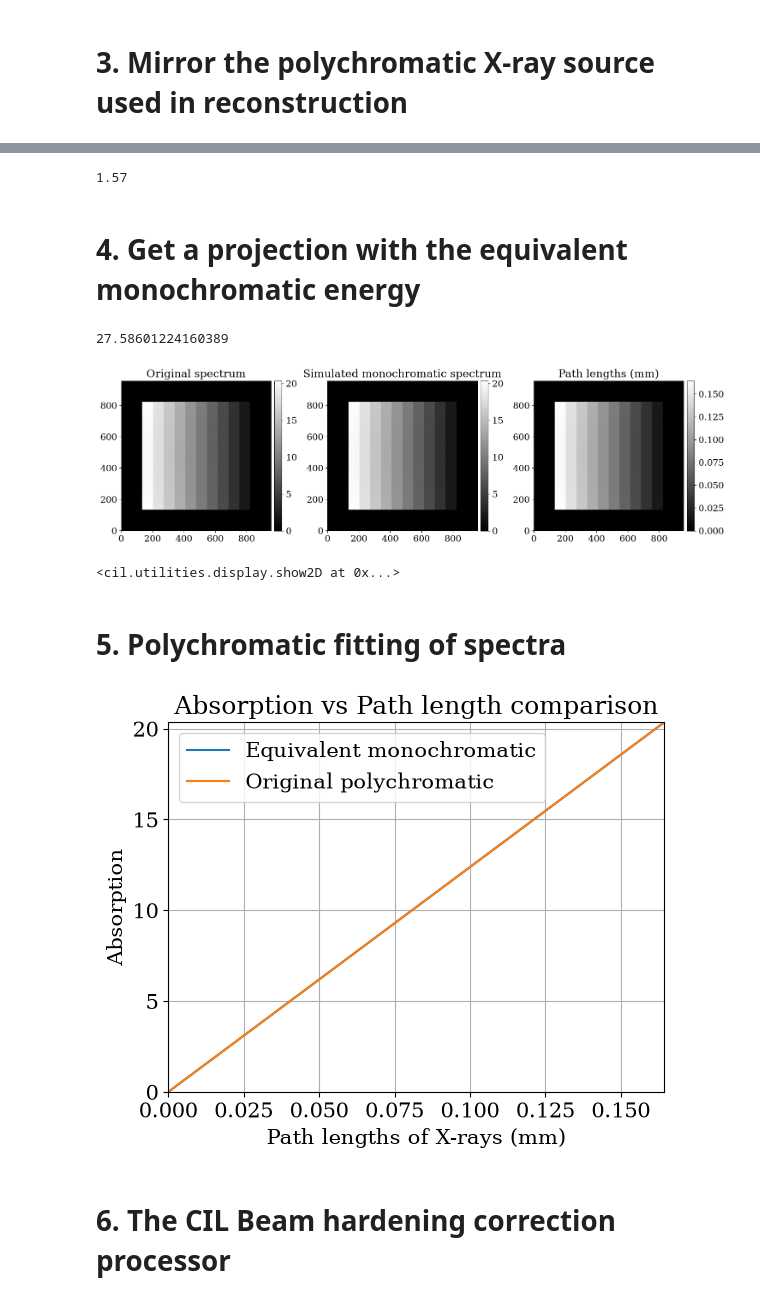
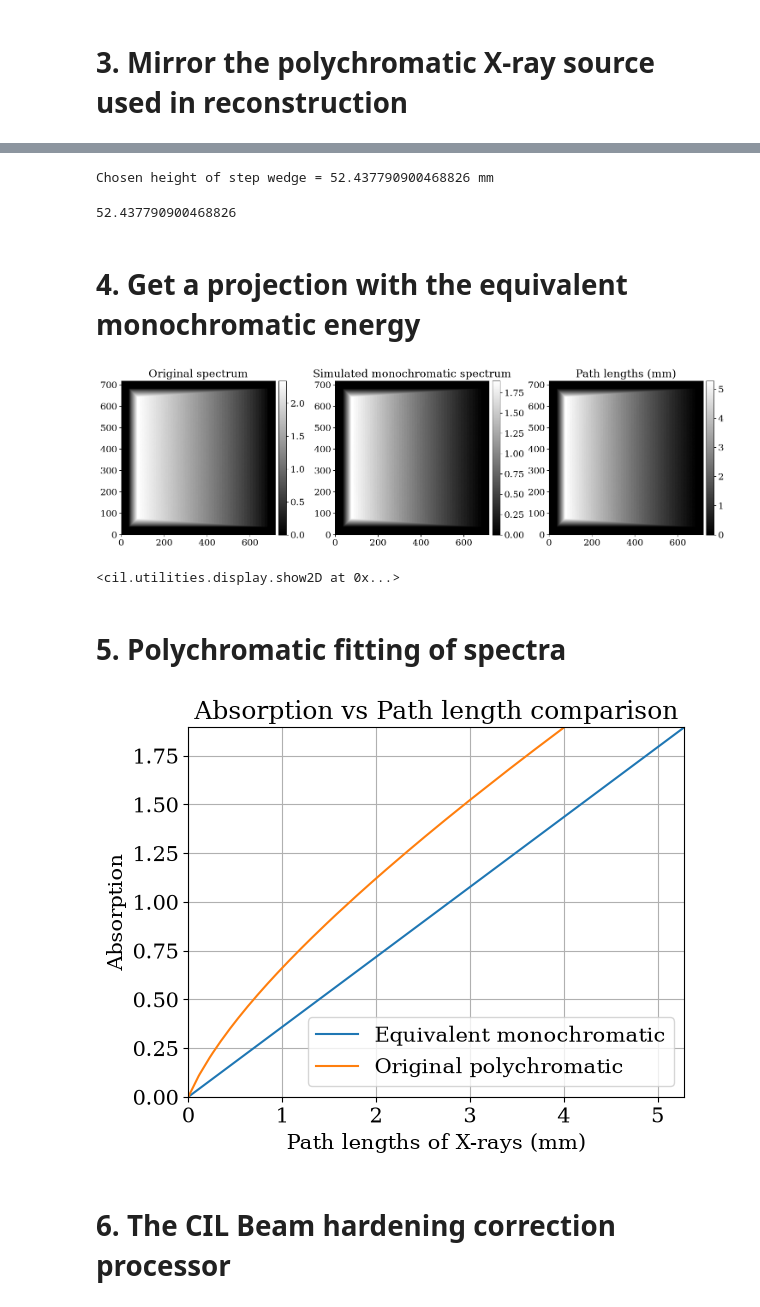
Before and after one commit to TomographicImaging/gVXR-Tutorials, a Jupyter notebook: notebooks/3D-tomography/beam-hardening/rxsolutions-test.ipynb, the cells around one changed output, grey strips where cells are left out. Saved outputs shown, nothing was run; the diff lists cells and outputs as text; code cells hidden in the pictures.

```diff
--- a/notebooks/3D-tomography/beam-hardening/rxsolutions-test.ipynb
+++ b/notebooks/3D-tomography/beam-hardening/rxsolutions-test.ipynb
@@ -231,15 +321,24 @@ average_energy = np.sum(np.array(poly_spectrum_photons) * np.array(poly_spectrum
 # %%
-detector_width, detector_height = gvxr.getDetectorSize("mm")
+detector_width, detector_height = gvxr.getDetectorSize(unit_of_length)
 
 step_wedge_name = "step-wedge"
 step_wedge_material = material_of_sample
-number_of_steps = 10
-step_wedge_length = detector_width * 0.03
-step_wedge_width = detector_height * 0.03
+number_of_steps = 50
+step_wedge_length = detector_width
+step_wedge_width = detector_height
 
-# step_wedge_height = find_optimal_stepwedge_size(
-#     flexible_data_exp,
-#     step_wedge_material,
-#     tolerance=flexible_recon.array.max()*0.01,
-#     max_iterations=50,
-# )
+step_wedge_height = find_optimal_stepwedge_size_mixture(
+    flexible_data_exp,
+    material_of_sample["materials"],
+    material_of_sample["weights"],
+    material_of_sample["density"],
+    tolerance=flexible_recon.array.max()*0.01,
+    max_iterations=50,
+    unit=unit_of_length,
+)
+
+step_height = step_wedge_height / number_of_steps
+
+print(f"Chosen height of step wedge = {step_wedge_height} {unit_of_length}")
+# %% [output]
+Chosen height of step wedge = 52.437790900468826 mm
@@ -253,8 +348,8 @@ gvxr.removePolygonMeshesFromSceneGraph()
 gvxr.makeStepWedge(
     step_wedge_name,
     number_of_steps,  # Number of steps
-    step_wedge_length,
-    step_wedge_width,
+    step_wedge_length * 0.35,
+    step_wedge_width * 0.35,
     step_height,
     step_height,
     "mm",
@@ -262,7 +357,15 @@ gvxr.makeStepWedge(
 
 gvxr.addPolygonMeshAsOuterSurface(step_wedge_name)
 
-gvxr.setElement(step_wedge_name, step_wedge_material)
+# gvxr.setElement(step_wedge_name, step_wedge_material)
+
+gvxr.setMixture(
+    step_wedge_name,
+    material_of_sample["materials"],
+    material_of_sample["weights"],
+)
+
+gvxr.setDensity(step_wedge_name, material_of_sample["density"], "g.cm-3")
 
 gvxr.rotateNode(step_wedge_name, 90, 0, 90)
 gvxr.translateNode(
@@ -279,7 +382,7 @@ x_ray_poly_image = (
 
 print(step_wedge_height)
 # %% [output]
-1.57
+52.437790900468826
 # %% [markdown]
 # 4. Get a projection with the equivalent monochromatic energy
 # %%
@@ -288,18 +391,18 @@ gvxr.setMonoChromatic(average_energy, "keV", 1000)
 x_ray_mono_image = (
     np.array(gvxr.computeXRayImage(), dtype=np.single) / gvxr.getTotalEnergyWithDetectorResponse()
 )
-# %%
-print(average_energy)
-# %% [output]
-27.58601224160389
 # %%
-x_ray_L_buffer = np.array(gvxr.getLastLBuffer(), dtype=np.single)           # L-Buffer (path lengths)
+x_ray_L_buffer = np.array(gvxr.getLastLBuffer(), dtype=np.single) / gvxr.getUnitOfLength("mm") # L-Buffer (path lengths)
 x_ray_mono_image_absorption = transmission_to_absorption(x_ray_mono_image)  # Monochromatic source projection
 x_ray_poly_image_absorption = transmission_to_absorption(x_ray_poly_image)  # Scan reconstruction
 
-show2D([x_ray_poly_image_absorption, x_ray_mono_image_absorption, x_ray_L_buffer], ["Original spectrum", "Simulated monochromatic spectrum", "Path lengths (mm)"], num_cols = 3)
+show2D(
+    [x_ray_poly_image_absorption, x_ray_mono_image_absorption, x_ray_L_buffer],
+    ["Original spectrum", "Simulated monochromatic spectrum", "Path lengths (mm)"],
+    num_cols = 3,
+)
 # %% [output]
-[figure, old version]
+[figure, new version]
 <cil.utilities.display.show2D at 0x...>
 # %% [markdown]
 # 5. Polychromatic fitting of spectra
@@ -327,7 +430,7 @@ plt.xlim(0,max(L_buffer_sorted_values))
 plt.ylim(0,max(monochromatic_sorted_values))
 plt.show()
 # %% [output]
-[figure, old version]
+[figure, new version]
 # %%
 monochromatic_coefficients = np.polynomial.polynomial.polyfit(
     L_buffer_sorted_values,
```
Also changed, not shown: parts of 19 cells of this notebook, 3 other files.
